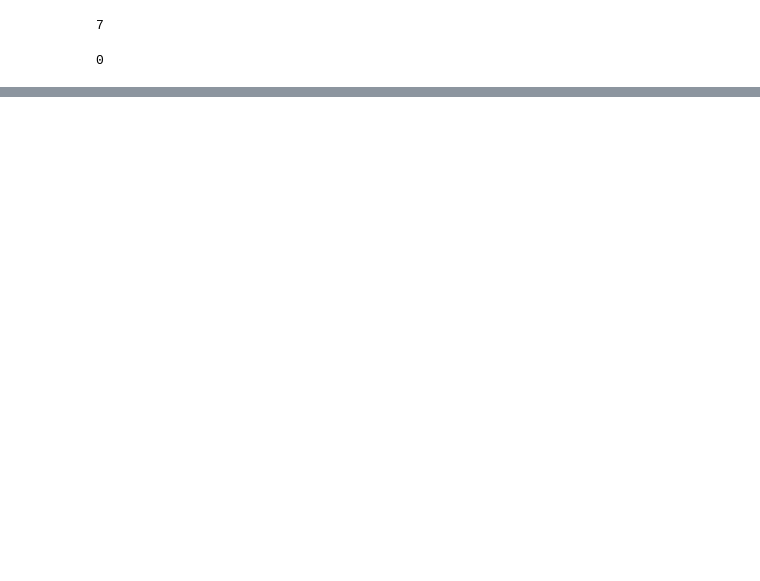
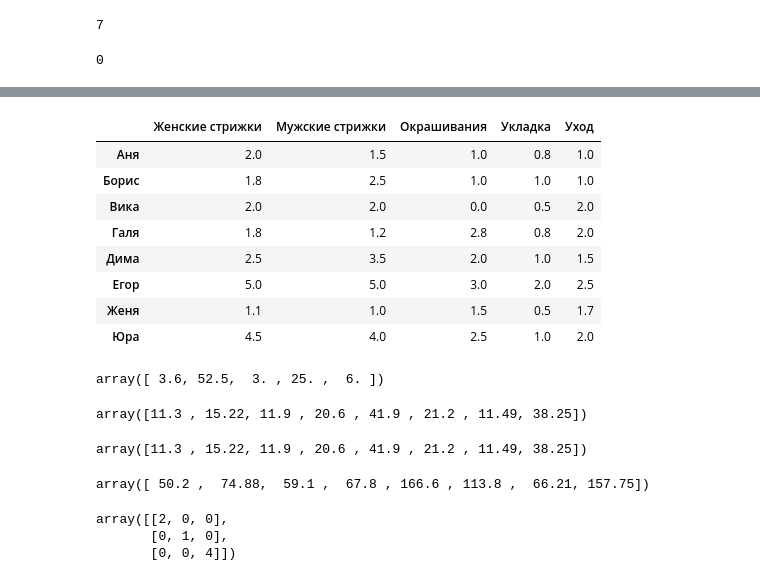
Before and after one commit to EugeniaVoytik/Skillfactory_Data_Science_Degree, a Jupyter notebook: module_3/Module_suppl_notebooks/MATH&STAT-1. Linear algebra.ipynb, the cells around one changed output, grey strips where cells are left out. Saved outputs shown, nothing was run; the diff lists cells and outputs as text; code cells hidden in the pictures; blank space fills up the shorter version.

```diff
--- a/module_3/Module_suppl_notebooks/MATH&STAT-1. Linear algebra.ipynb
+++ b/module_3/Module_suppl_notebooks/MATH&STAT-1. Linear algebra.ipynb
@@ -157,0 +498,41 @@ np.dot(a, b)
+# %%
+price_df
+# %% [output]
+|  | Женские стрижки | Мужские стрижки | Окрашивания | Укладка | Уход |
+| Аня | 2.0 | 1.5 | 1.0 | 0.8 | 1.0 |
+| Борис | 1.8 | 2.5 | 1.0 | 1.0 | 1.0 |
+| Вика | 2.0 | 2.0 | 0.0 | 0.5 | 2.0 |
+| Галя | 1.8 | 1.2 | 2.8 | 0.8 | 2.0 |
+| Дима | 2.5 | 3.5 | 2.0 | 1.0 | 1.5 |
+| Егор | 5.0 | 5.0 | 3.0 | 2.0 | 2.5 |
+| Женя | 1.1 | 1.0 | 1.5 | 0.5 | 1.7 |
+| Юра | 4.5 | 4.0 | 2.5 | 1.0 | 2.0 |
+# %%
+count_df.loc['Борис',:].values * price_df.loc['Борис',:].values
+# %% [output]
+array([ 3.6, 52.5,  3. , 25. ,  6. ])
+# %%
+# Найдите вектор прибыли салона по стилистам, если за каждую услугу стилисты платят определенную комиссию салону.
+com = np.array([0.2, 0.2, 0.3, 0.1, 0.1])
+((count_df.values * price_df.values) * com).sum(axis=1)
+# %% [output]
+array([11.3 , 15.22, 11.9 , 20.6 , 41.9 , 21.2 , 11.49, 38.25])
+# %%
+(count_df.values * price_df.values) @ com
+# %% [output]
+array([11.3 , 15.22, 11.9 , 20.6 , 41.9 , 21.2 , 11.49, 38.25])
+# %%
+# Найдите вектор прибыли стилистов.
+(count_df * price_df).values @ (1-com)
+# %% [output]
+array([ 50.2 ,  74.88,  59.1 ,  67.8 , 166.6 , 113.8 ,  66.21, 157.75])
+# %%
+a = np.array([2, 0, 0])
+b = np.array([0, 1, 0])
+c = np.array([0, 0, 4])
+test = np.array([a, b, c])
+test
+# %% [output]
+array([[2, 0, 0],
+       [0, 1, 0],
+       [0, 0, 4]])
```
Also changed, not shown: parts of 88 cells of this notebook.
